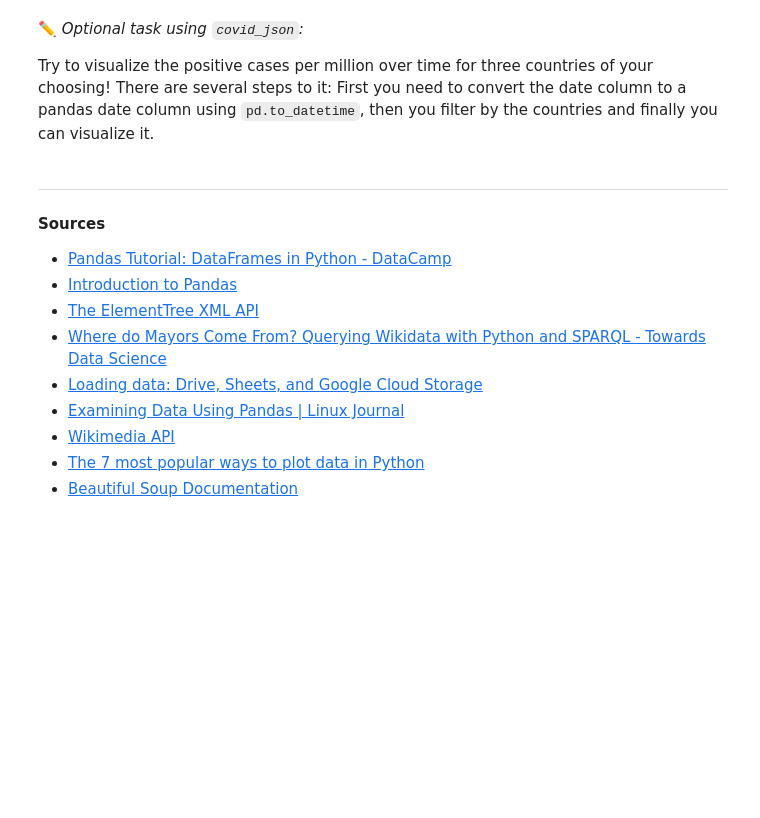
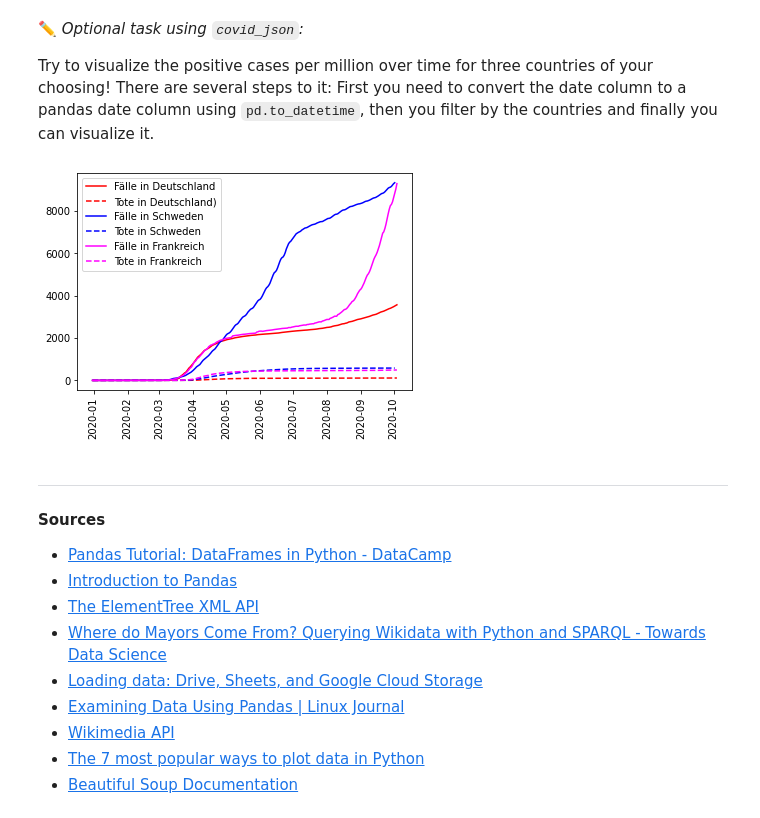
Before and after one commit to FUB-HCC/hcds-winter-2020, a Jupyter notebook: assignments/A1_WarmUp/goto/A1_WarmUp.ipynb, the cells around one changed output. Cells and saved outputs as stored; diff of their text form; code cells hidden in the pictures; blank space fills up the shorter version.

````diff
--- a/assignments/A1_WarmUp/goto/A1_WarmUp.ipynb
+++ b/assignments/A1_WarmUp/goto/A1_WarmUp.ipynb
@@ -607,6 +747,42 @@ Try to visualize user edits and anonymous edits of two Wikipedia language versio
 ✏️ *Optional task using `covid_json`:*
 
 Try to visualize the positive cases per million over time for three countries of your choosing! There are several steps to it: First you need to convert the date column to a pandas date column using ```pd.to_datetime```, then you filter by the countries and finally you can visualize it.
+# %%
+with ZipFile("../owid-covid-data.zip", 'r') as file:
+    covid_json_file = file.read('owid-covid-data.json')
+
+# Liste der COL-Namen: .columns.values.tolist() #DEU SWE FRA
+cov = pd.DataFrame(json.loads(covid_json_file))[['DEU', "SWE", "FRA"]]
+
+covDEU = pd.DataFrame(cov.loc['data', 'DEU'])[['date', 'total_cases_per_million', 'total_deaths_per_million']]
+covSWE = pd.DataFrame(cov.loc['data', 'SWE'])[['date', 'total_cases_per_million', 'total_deaths_per_million']]
+covFRA = pd.DataFrame(cov.loc['data', 'FRA'])[['date', 'total_cases_per_million', 'total_deaths_per_million']]
+
+covDEU['date'] = pd.to_datetime(covDEU['date'])
+covSWE['date'] = pd.to_datetime(covSWE['date'])
+covFRA['date'] = pd.to_datetime(covFRA['date'])
+
+covDEU.columns = ['Datum','Fälle (DE)','Tote (DE)']
+covSWE.columns = ['Datum','Fälle (SE)','Tote (SE)']
+covFRA.columns = ['Datum','Fälle (FR)','Tote (FR)']
+
+merged = pd.merge(covDEU, covSWE, on='Datum', how='outer')
+merged = pd.merge(merged, covFRA, on='Datum', how='outer')
+
+plt.plot(merged['Datum'], merged['Fälle (DE)'], color="red")
+plt.plot(merged['Datum'], merged['Tote (DE)'], color="red", linestyle='dashed')
+plt.plot(merged['Datum'], merged['Fälle (SE)'], color="blue")
+plt.plot(merged['Datum'], merged['Tote (SE)'], color="blue", linestyle='dashed')
+plt.plot(merged['Datum'], merged['Fälle (FR)'], color="magenta")
+plt.plot(merged['Datum'], merged['Tote (FR)'], color="magenta", linestyle='dashed')
+plt.xticks(rotation=90)
+
+plt.legend(["Fälle in Deutschland", "Tote in Deutschland)",
+            "Fälle in Schweden", "Tote in Schweden",
+            "Fälle in Frankreich", "Tote in Frankreich"])
+plt.show()
+# %% [output]
+[figure, added]
 # %% [markdown]
 ***
 
````
Also changed, not shown: parts of 14 cells of this notebook.
